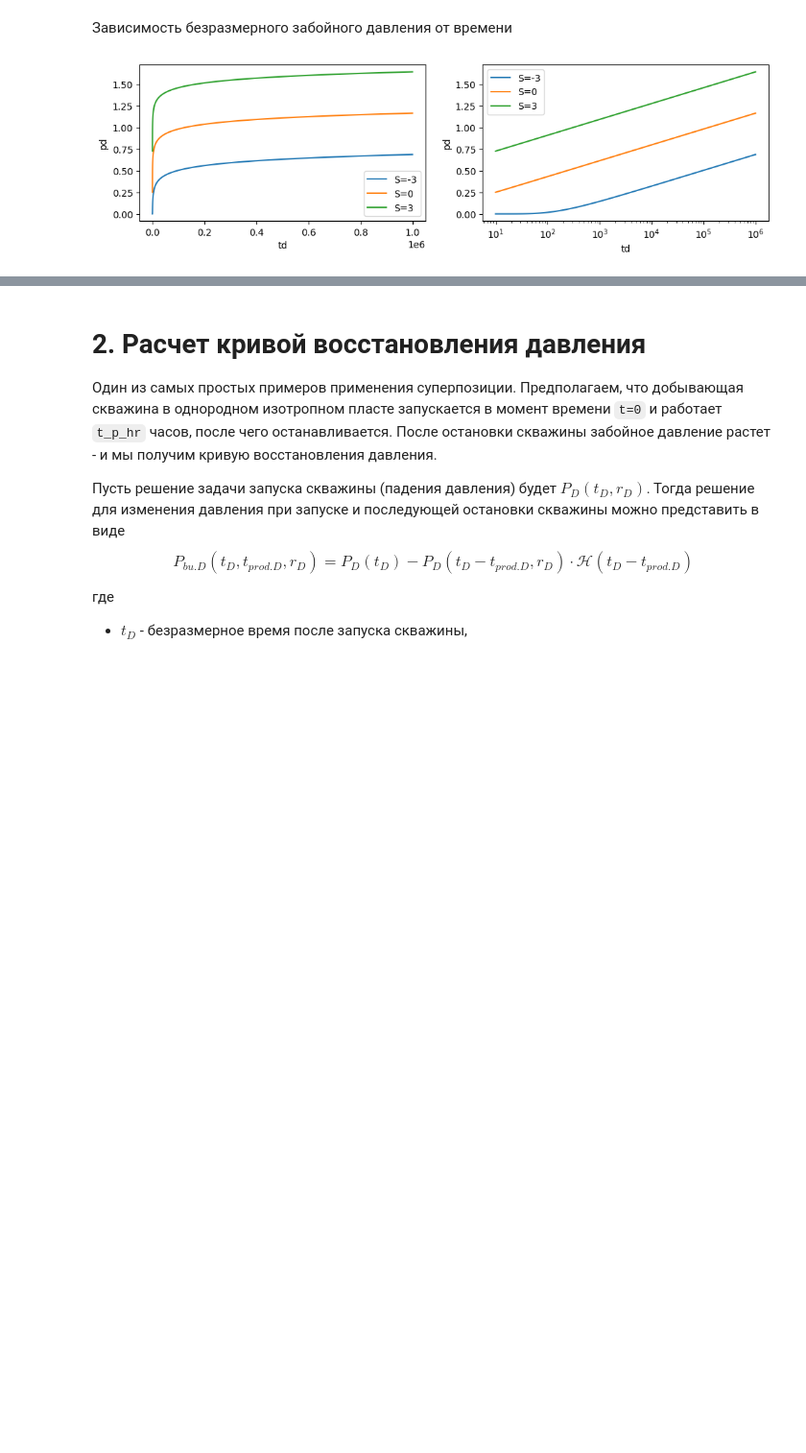
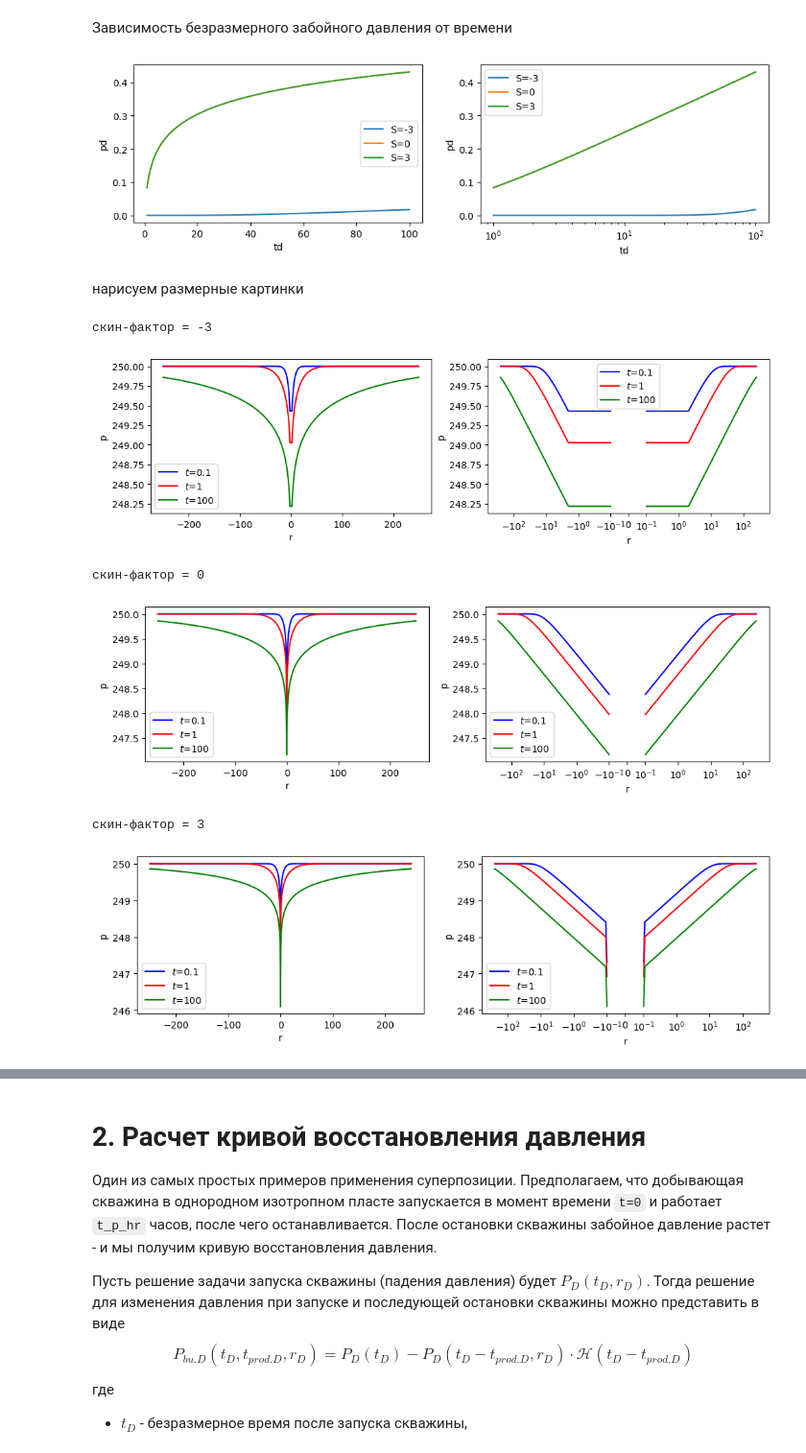
Before and after one commit to khabibullinra/welltest_examples, a Jupyter notebook: examples/basic/111_transient_line_source_simple_dimensionless.ipynb, the cells around one changed output, grey strips where cells are left out. Shown at 96% size. Cells and saved outputs as stored; diff of their text form; code cells hidden in the pictures; blank space fills up the shorter version.

```diff
--- a/examples/basic/111_transient_line_source_simple_dimensionless.ipynb
+++ b/examples/basic/111_transient_line_source_simple_dimensionless.ipynb
@@ -303,0 +408,11 @@ np.float64(0.0)
+# %%
+class ReservoirModel:
+    def __init__(self) -> None:
+        self.k_mD = 10      # проницаемость, мД
+        self.phi = 0.2      # пористость, д.ед.
+        self.h_m = 10       # мощность пласта, м
+        self.mu_cP = 1      # вязкость флюида, сП
+        self.b_m3m3 = 1.2   # объемный коэффициент флюида, м3/М3
+        self.ct_1atm = 4e-5 # общая сжимаемость системы
+        self.rw_m = 0.1     # радиус скважины
+        self.p_init_atma = 250 # начальное пластовое давление
@@ -338,7 +469,7 @@ for skin in [-3,0,3]:
 # %% [markdown]
 Зависимость безразмерного забойного давления от времени
 # %%
-td_arr = np.logspace(1, 6, 100)
+td_arr = np.logspace(0, 2, 100)
 rd = 1
 # при построении используем векторный расчет
 fig, (ax1, ax2) = plt.subplots(1, 2, figsize=(12,3))
@@ -355,4 +486,36 @@ ax1.legend()
 ax2.legend()
 plt.show()
 # %% [output]
-[figure, old version]
+[figure, new version]
+# %% [markdown]
+нарисуем размерные картинки
+# %%
+r_arr = np.logspace(np.log10(0.1), np.log10(250), 100)
+clr = ['b', 'r', 'g']
+for skin in [-3, 0, 3]:
+    print(f'скин-фактор = {skin}')
+    fig, (ax1, ax2) = plt.subplots(1, 2, figsize=(12,3))
+    i = 0
+    for t in [0.1, 1, 100]:
+        # при построении используем векторный расчет
+        ax1.plot(r_arr, p_line_source_ei(t, r_arr, 10, skin = skin), clr[i], label = f'$t$={t}' )
+        ax1.plot(-r_arr, p_line_source_ei(t, r_arr, 10, skin = skin), clr[i])
+        ax2.plot(r_arr, p_line_source_ei(t, r_arr, 10, skin = skin), clr[i], label = f'$t$={t}' )
+        ax2.plot(-r_arr, p_line_source_ei(t, r_arr, 10, skin = skin), clr[i] )
+        i = i + 1
+    #plt.title("Решение уравнения линейного стока для td = {}".format(td))
+    ax1.set_xlabel("r")
+    ax1.set_ylabel("p")
+    ax2.set_xlabel("r")
+    ax2.set_ylabel("p")
+    ax1.legend()
+    ax2.legend()
+    ax2.set_xscale('symlog', linthresh=0.1, linscale=0.5)
+    plt.show()
+# %% [output]
+скин-фактор = -3
+[figure, added]
+скин-фактор = 0
+[figure, added]
+скин-фактор = 3
+[figure, added]
```
Also changed, not shown: parts of 10 cells of this notebook, 12 other files.
